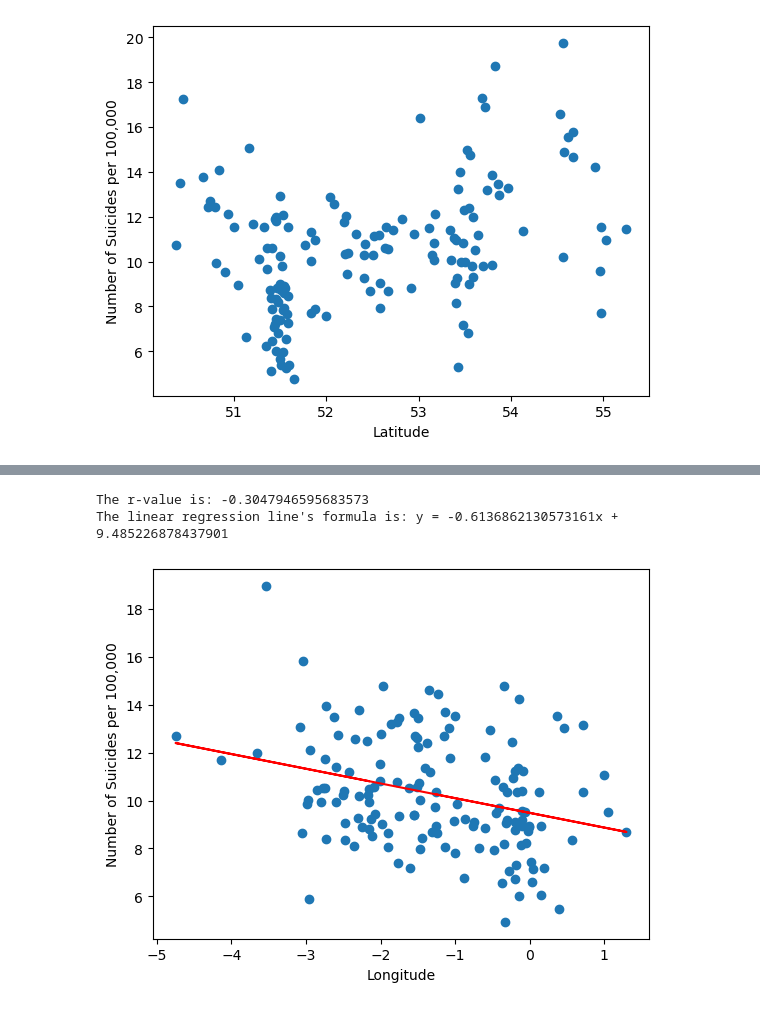
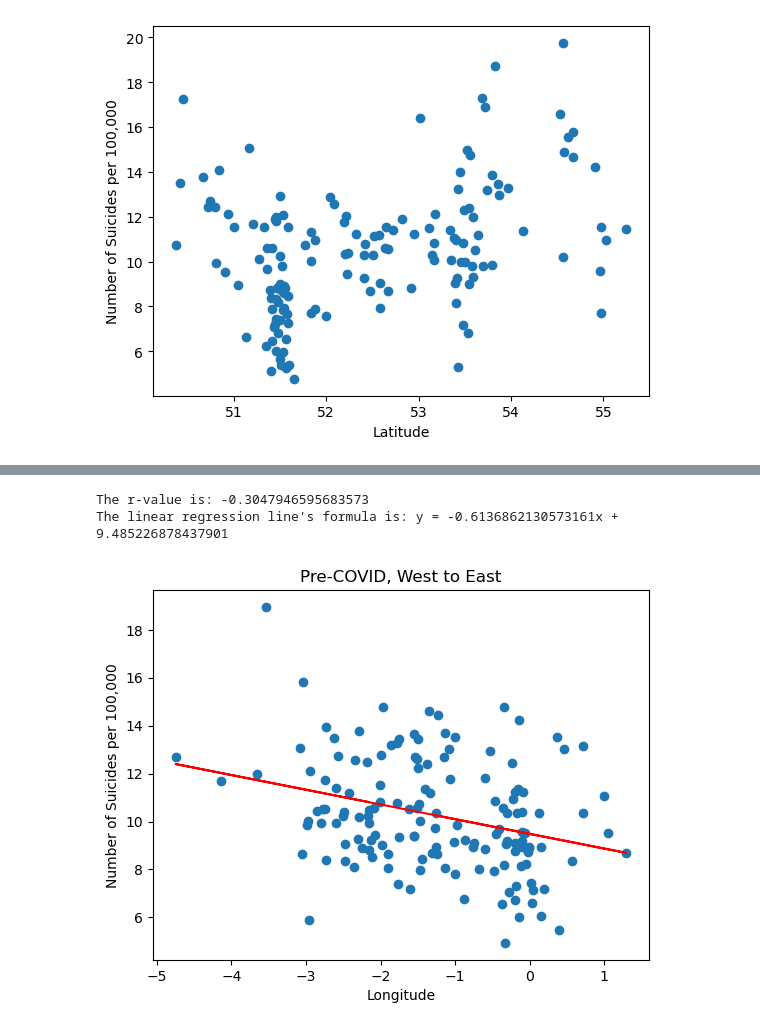
Before and after one commit to HJandu/Project_1_Covid19, a Jupyter notebook: AreasAPI.ipynb, the cells around one changed output, grey strips where cells are left out. Cells and saved outputs as stored; diff of their text form; code cells hidden in the pictures.

```diff
--- a/AreasAPI.ipynb
+++ b/AreasAPI.ipynb
@@ -154,12 +156,13 @@ The linear regression line's formula is: y = 0.8589752693833681x + -34.546738364
 # %%
 lin_reg_plot(df["Longitude"], df["Value"])
 plt.xlabel("Longitude")
 plt.ylabel("Number of Suicides per 100,000")
+plt.title("Pre-COVID, West to East")
 plt.show()
 # %% [output]
 The r-value is: -0.3047946595683573
 The linear regression line's formula is: y = -0.6136862130573161x + 9.485226878437901
-[figure, old version]
+[figure, new version]
 # %%
 lin_reg_plot(df2["Longitude"], df2["Value"])
 plt.xlabel("Longitude")
```
Also changed, not shown: parts of 3 cells of this notebook.
